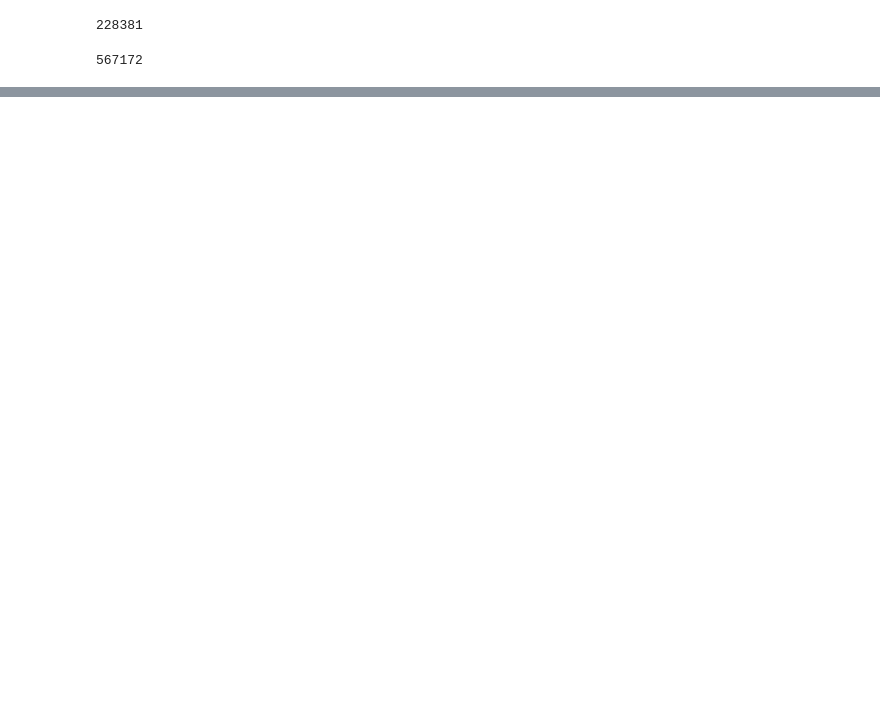
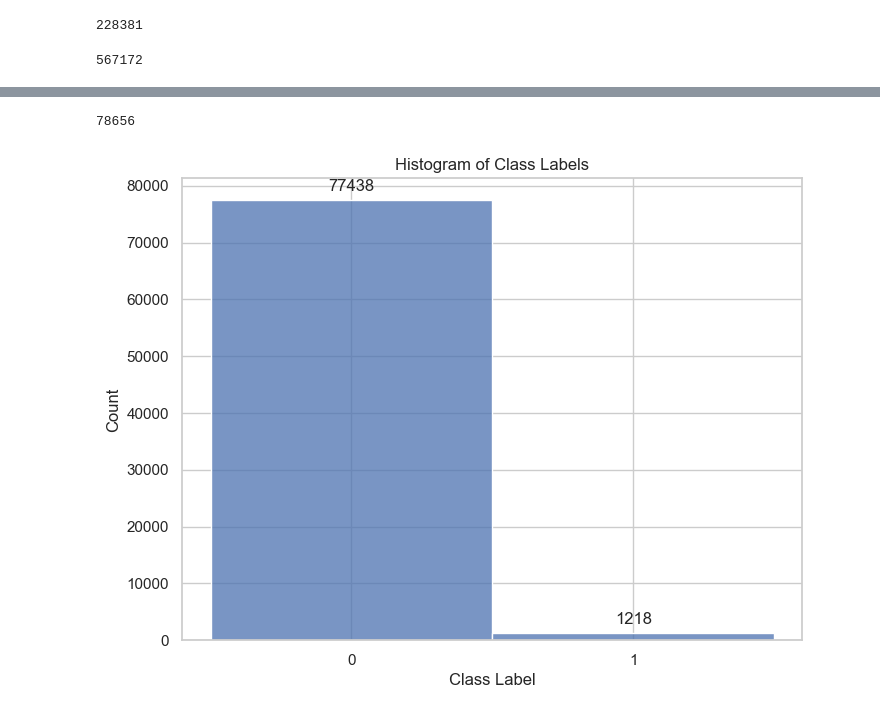
Before and after one commit to liamti5/Graph-Inverse-Reinforcement-Learning-for-MEV-Detection-on-Ethereum, a Jupyter notebook: notebooks/1.01-features-receipts.ipynb, the cells around one changed output, grey strips where cells are left out. Saved outputs shown, nothing was run; the diff lists cells and outputs as text; code cells hidden in the pictures; blank space fills up the shorter version.

Commit message:
Rename file

```diff
--- a/notebooks/1.01-lte-features-logs.ipynb
+++ b/notebooks/1.01-features-receipts.ipynb
@@ -213,0 +221,34 @@ df_features.to_csv(
+# %%
+dummy_cols = [col for col in df_features.columns if col.startswith("dummy_")]
+
+agg_dict = {
+    "blockNumber": ["min", "max", "mean"],
+    "gasUsed": ["sum", "mean"],
+    "cumulativeGasUsed": ["sum", "mean"],
+    "transactionIndex": ["min", "max", "mean"],
+    "effectiveGasPrice": ["mean", "max"],
+    "status": "mean",  # proportion of successful transactions
+    "fee": ["sum", "mean"],
+    "label": "max",  # If any transaction is arbitrage (1), then account is arbitrage
+    "transactionHash": "count",  # number of transactions
+    "to": pd.Series.nunique  # number of unique recipient accounts
+}
+
+for col in dummy_cols:
+    agg_dict[col] = "sum"
+
+df_accounts = df_features.groupby("from").agg(agg_dict)
+
+df_accounts.columns = [
+    "_".join(col).strip() if isinstance(col, tuple) else col
+    for col in df_accounts.columns.values
+]
+
+df_accounts = df_accounts.rename(columns={
+    "transactionHash_count": "num_transactions",
+    "to_nunique": "unique_recipients",
+    "label_max": "account_label"
+})
+
+# Optionally, you can reset the index to have the account as a column
+df_accounts = df_accounts.reset_index().rename(columns={"from": "account"})
@@ -213,0 +265,8 @@ df_features.to_csv(
+# %%
+len(df_accounts)
+# %% [output]
+78656
+# %%
+plot_hist(df_accounts, "account_label")
+# %% [output]
+[figure, added]
```
Also changed, not shown: parts of 10 cells of this notebook, 1 other file.
